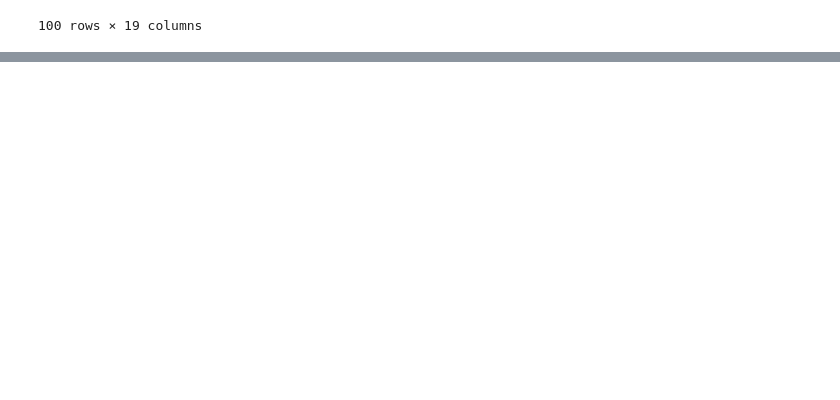
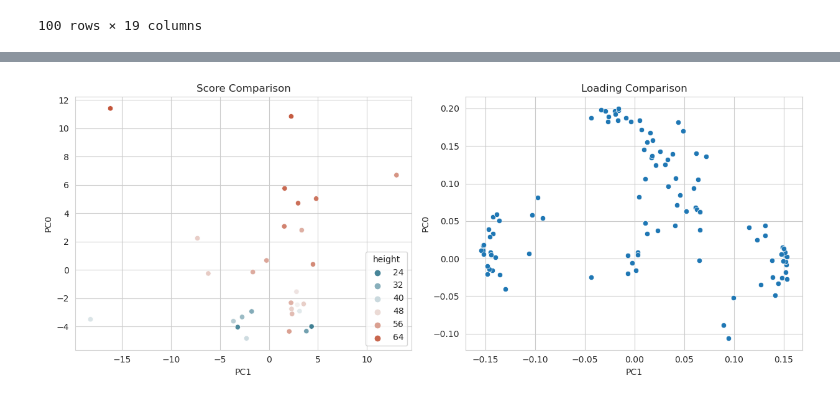
Before and after one commit to WHITSNAK/sta521_proj1, a Jupyter notebook: ryan_eda.ipynb, the cells around one changed output, grey strips where cells are left out. Drawn from its saved outputs; the diff is of its cells as text; code cells hidden in the pictures; blank space fills up the shorter version.

```diff
--- a/ryan_eda.ipynb
+++ b/ryan_eda.ipynb
@@ -249,0 +275,16 @@ df[df.humid_temp > 40].head(100)
+# %%
+standardlize_map = {}
+ignore_cols = ['interior', 'direc']
+for col in X.columns:
+    ignore = False
+    for icol in ignore_cols:
+        if icol in col:
+            ignore = True
+            break
+
+    if ignore: continue
+
+    mu = X[col].mean()
+    std = X[col].std()
+    X.loc[:, col] = (X[col] - mu) / std
+    standardlize_map[col] = (mu, std)
@@ -249,0 +294,2 @@ df[df.humid_temp > 40].head(100)
+# %%
+pca = sm.multivariate.PCA(X, standardize=False, demean=False, normalize=False)
@@ -249,0 +306,17 @@ df[df.humid_temp > 40].head(100)
+# %%
+fig, ax = plt.subplots(1, 2, figsize=(12.5, 5))
+
+sns.scatterplot(data=pca.loadings[['comp_00','comp_01']], x='comp_00', y='comp_01', ax=ax[1])
+sns.scatterplot(data=pca.factors, x='comp_00', y='comp_01', hue=node_meta.height, palette=sns.diverging_palette(220, 20, as_cmap=True), ax=ax[0])
+
+ax[0].set_xlabel('PC1')
+ax[0].set_ylabel('PC0')
+ax[0].set_title('Score Comparison')
+
+ax[1].set_xlabel('PC1')
+ax[1].set_ylabel('PC0')
+ax[1].set_title('Loading Comparison')
+fig.tight_layout()
+fig.show()
+# %% [output]
+[figure, added]
```
Also changed, not shown: parts of 5 cells of this notebook, 1 other file.
